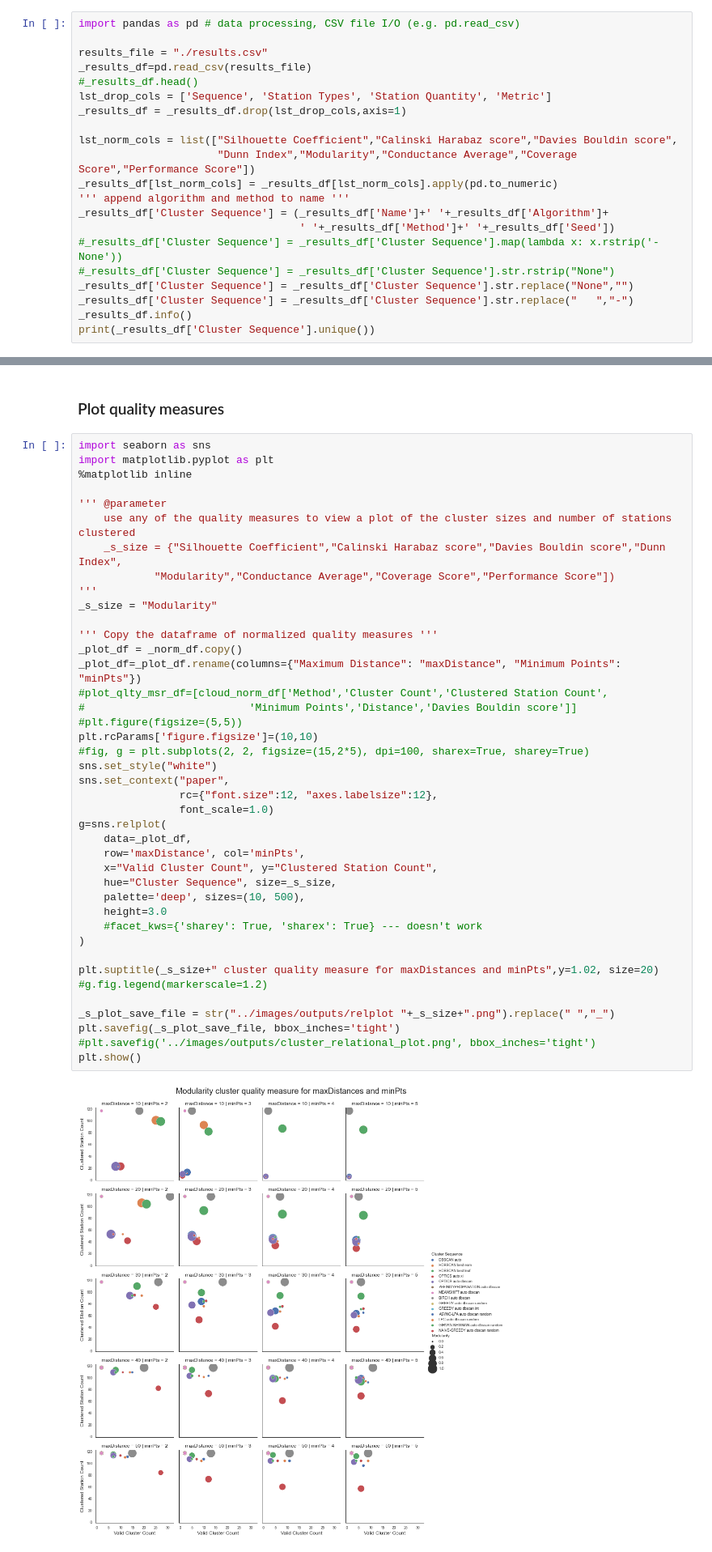
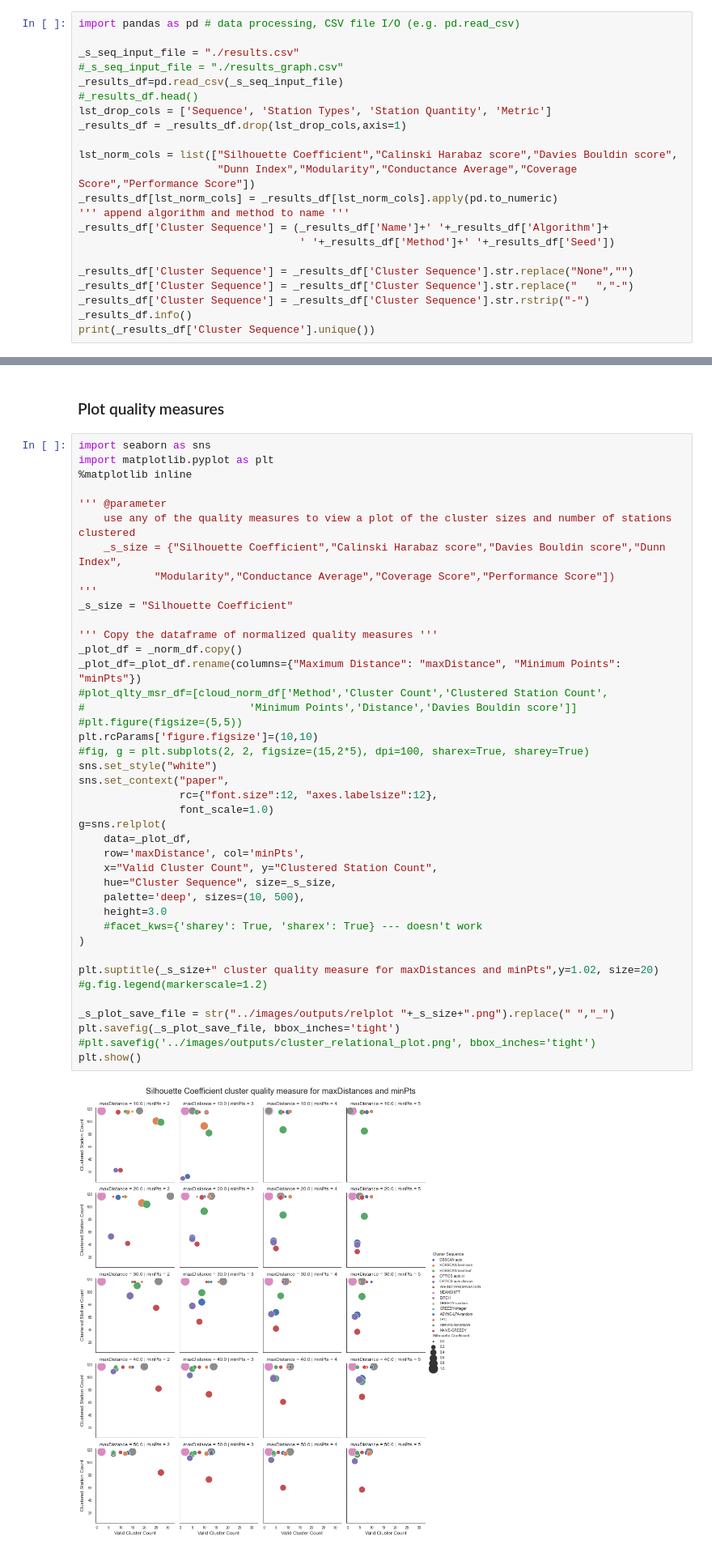
Before and after one commit to waidyanatha/quasar, a Jupyter notebook: experiments/1a_experiment_results_analysis.ipynb, the cells around one changed output, grey strips where cells are left out. Shown at 81% size. Saved outputs shown, nothing was run; the diff lists cells and outputs as text.

Commit message:
fixes to run all clustering sequences
Signed-off-by: Nuwan Waidyanatha <waidyanatha@gmail.com>

```diff
--- a/experiments/1a_experiment_results_analysis.ipynb
+++ b/experiments/1a_experiment_results_analysis.ipynb
@@ -120,8 +162,9 @@ Quality metric results for 160 clustering sequences are stored in ./results_clou
 # %%
 import pandas as pd # data processing, CSV file I/O (e.g. pd.read_csv)
 
-results_file = "./results.csv"
-_results_df=pd.read_csv(results_file)
+_s_seq_input_file = "./results.csv"
+#_s_seq_input_file = "./results_graph.csv"
+_results_df=pd.read_csv(_s_seq_input_file)
 #_results_df.head()
 lst_drop_cols = ['Sequence', 'Station Types', 'Station Quantity', 'Metric']
 _results_df = _results_df.drop(lst_drop_cols,axis=1)
@@ -132,10 +175,10 @@ _results_df[lst_norm_cols] = _results_df[lst_norm_cols].apply(pd.to_numeric)
 ''' append algorithm and method to name '''
 _results_df['Cluster Sequence'] = (_results_df['Name']+' '+_results_df['Algorithm']+
                                    ' '+_results_df['Method']+' '+_results_df['Seed'])
-#_results_df['Cluster Sequence'] = _results_df['Cluster Sequence'].map(lambda x: x.rstrip('-None'))
-#_results_df['Cluster Sequence'] = _results_df['Cluster Sequence'].str.rstrip("None")
+
 _results_df['Cluster Sequence'] = _results_df['Cluster Sequence'].str.replace("None","")
 _results_df['Cluster Sequence'] = _results_df['Cluster Sequence'].str.replace("   ","-")
+_results_df['Cluster Sequence'] = _results_df['Cluster Sequence'].str.rstrip("-")
 _results_df.info()
 print(_results_df['Cluster Sequence'].unique())
 # %% [output]
@@ -309,39 +352,39 @@ import matplotlib.pyplot as plt
     _s_size = {"Silhouette Coefficient","Calinski Harabaz score","Davies Bouldin score","Dunn Index",
             "Modularity","Conductance Average","Coverage Score","Performance Score"])
 '''
-_s_size = "Modularity"
+_s_size = "Silhouette Coefficient"
 
 ''' Copy the dataframe of normalized quality measures '''
 _plot_df = _norm_df.copy()
 _plot_df=_plot_df.rename(columns={"Maximum Distance": "maxDistance", "Minimum Points": "minPts"})
 #plot_qlty_msr_df=[cloud_norm_df['Method','Cluster Count','Clustered Station Count',
 #                          'Minimum Points','Distance','Davies Bouldin score']]
 #plt.figure(figsize=(5,5))
 plt.rcParams['figure.figsize']=(10,10)
 #fig, g = plt.subplots(2, 2, figsize=(15,2*5), dpi=100, sharex=True, sharey=True)
 sns.set_style("white")
 sns.set_context("paper",
                 rc={"font.size":12, "axes.labelsize":12},
                 font_scale=1.0)
 g=sns.relplot(
     data=_plot_df,
     row='maxDistance', col='minPts',
     x="Valid Cluster Count", y="Clustered Station Count",
     hue="Cluster Sequence", size=_s_size,
     palette='deep', sizes=(10, 500),
     height=3.0
     #facet_kws={'sharey': True, 'sharex': True} --- doesn't work
 )
 
 plt.suptitle(_s_size+" cluster quality measure for maxDistances and minPts",y=1.02, size=20)
 #g.fig.legend(markerscale=1.2)
 
 _s_plot_save_file = str("../images/outputs/relplot "+_s_size+".png").replace(" ","_")
 plt.savefig(_s_plot_save_file, bbox_inches='tight')
 #plt.savefig('../images/outputs/cluster_relational_plot.png', bbox_inches='tight')
 plt.show()
 # %% [output]
-[figure, old version]
+[figure, new version]
 # %% [markdown]
 ## Redundant Code
 # %%
```
Also changed, not shown: parts of 15 cells of this notebook, 8 other files.
